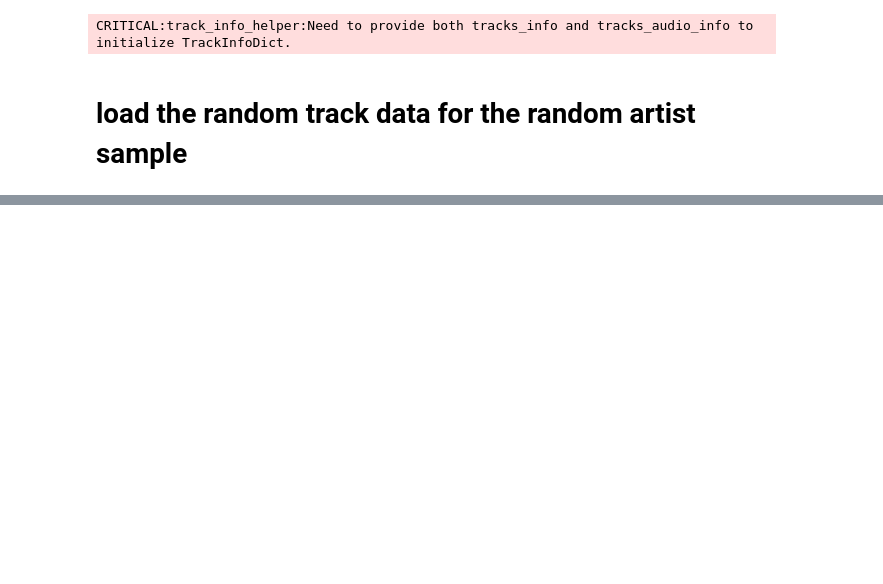
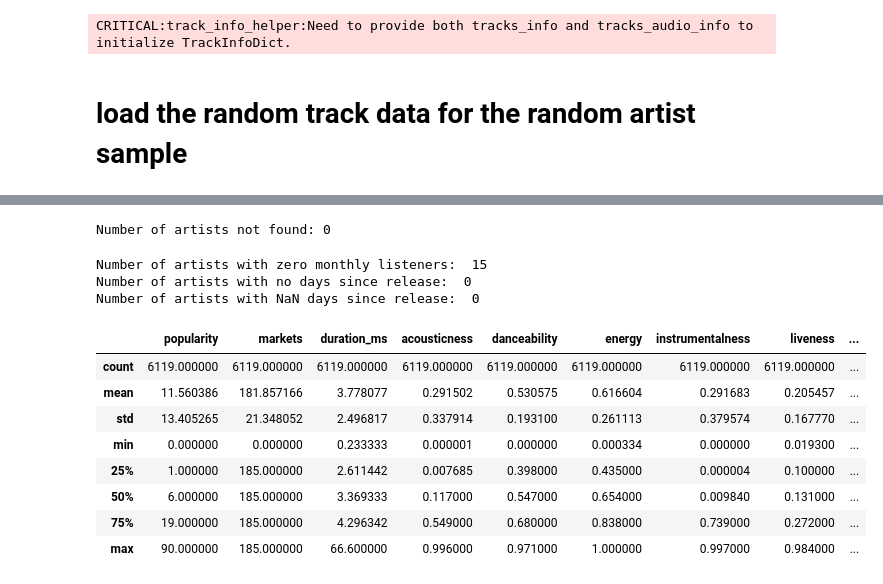
Before and after one commit to sjeffreson/serch, a Jupyter notebook: Editorial-tracks_dstrbns.ipynb, the cells around one changed output, grey strips where cells are left out. Drawn from its saved outputs; the diff is of its cells as text; code cells hidden in the pictures; blank space fills up the shorter version.

```diff
--- a/Editorial-tracks_dstrbns.ipynb
+++ b/Editorial-tracks_dstrbns.ipynb
@@ -85,5 +99,41 @@ Number of artists not found: 0
+# %%
+monthly_listeners, not_found = [], 0
+for ids in df.artists:
+    monthly_listeners_ = []
+    for id in ids.replace(" ", "").split(','):
+        try:
+            val = df_mnth_lstnrs.loc[id].values[0]
+        except KeyError:
+            val = -1
+        monthly_listeners_.append(val)
+    monthly_listeners.append(max(monthly_listeners_))
+df['monthly_listeners'] = monthly_listeners
+print(f"Number of artists not found: {not_found}")
+# %% [output]
+Number of artists not found: 0
+# %%
+# print number of artists with zero monthly listeners
+print("Number of artists with zero monthly listeners: ", len(df[df['monthly_listeners'] == 0]))
+
+# and with no or NaN days since release
+print("Number of artists with no days since release: ", len(df[df['days_since_release'] == 0]))
+print("Number of artists with NaN days since release: ", len(df[df['days_since_release'].isna()]))
+# %% [output]
+Number of artists with zero monthly listeners:  15
+Number of artists with no days since release:  0
+Number of artists with NaN days since release:  0
 # %%
-# drop NA and -1 values for the numerical properties, and 0 Monthly Listeners
+# drop NA values for the numerical properties, and 0 Monthly Listeners
 df = df.dropna(subset=[column for column in df.columns if column in features])
-df = df.drop(df[(df[features] == -1).any(axis=1)].index)
-df = df.drop(df[df['monthly_listeners'] == 0].index)
+df = df.drop(df[df['monthly_listeners'] <= 0].index)
+df.describe()
+# %% [output]
+|  | popularity | markets | duration_ms | acousticness | danceability | energy | instrumentalness | liveness | ... |
+| count | 6119.000000 | 6119.000000 | 6119.000000 | 6119.000000 | 6119.000000 | 6119.000000 | 6119.000000 | 6119.000000 | ... |
+| mean | 11.560386 | 181.857166 | 3.778077 | 0.291502 | 0.530575 | 0.616604 | 0.291683 | 0.205457 | ... |
+| std | 13.405265 | 21.348052 | 2.496817 | 0.337914 | 0.193100 | 0.261113 | 0.379574 | 0.167770 | ... |
+| min | 0.000000 | 0.000000 | 0.233333 | 0.000001 | 0.000000 | 0.000334 | 0.000000 | 0.019300 | ... |
+| 25% | 1.000000 | 185.000000 | 2.611442 | 0.007685 | 0.398000 | 0.435000 | 0.000004 | 0.100000 | ... |
+| 50% | 6.000000 | 185.000000 | 3.369333 | 0.117000 | 0.547000 | 0.654000 | 0.009840 | 0.131000 | ... |
+| 75% | 19.000000 | 185.000000 | 4.296342 | 0.549000 | 0.680000 | 0.838000 | 0.739000 | 0.272000 | ... |
+| max | 90.000000 | 185.000000 | 66.600000 | 0.996000 | 0.971000 | 1.000000 | 0.997000 | 0.984000 | ... |
```
Also changed, not shown: parts of 16 cells of this notebook, 7 other files.
